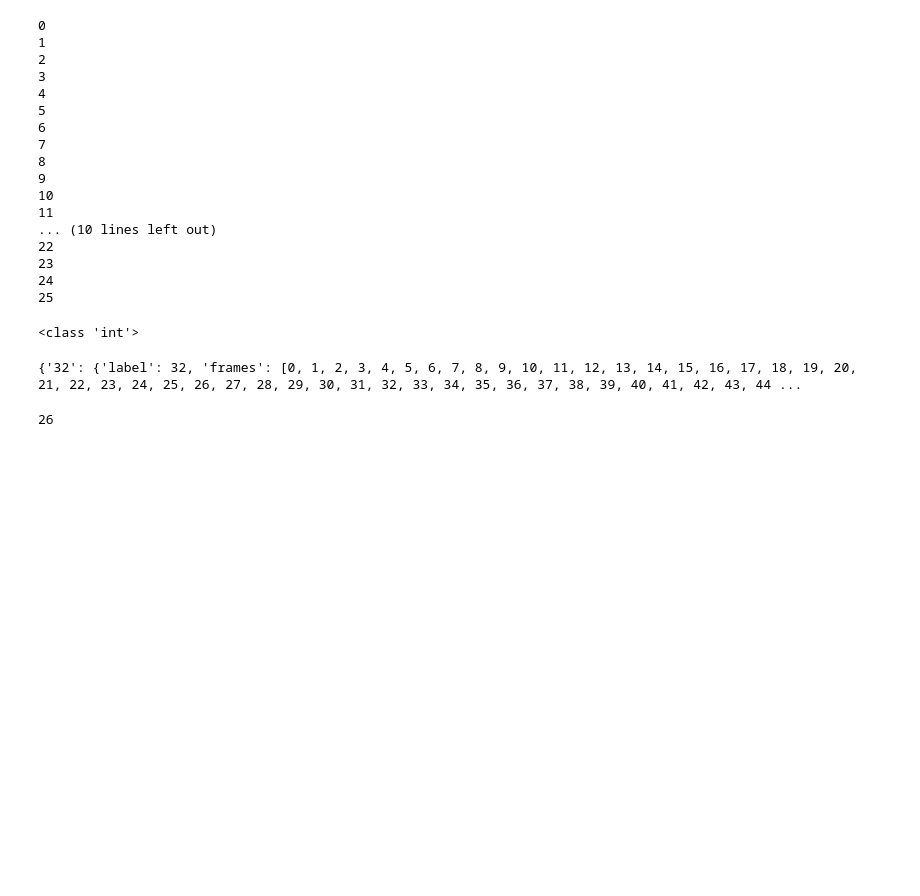
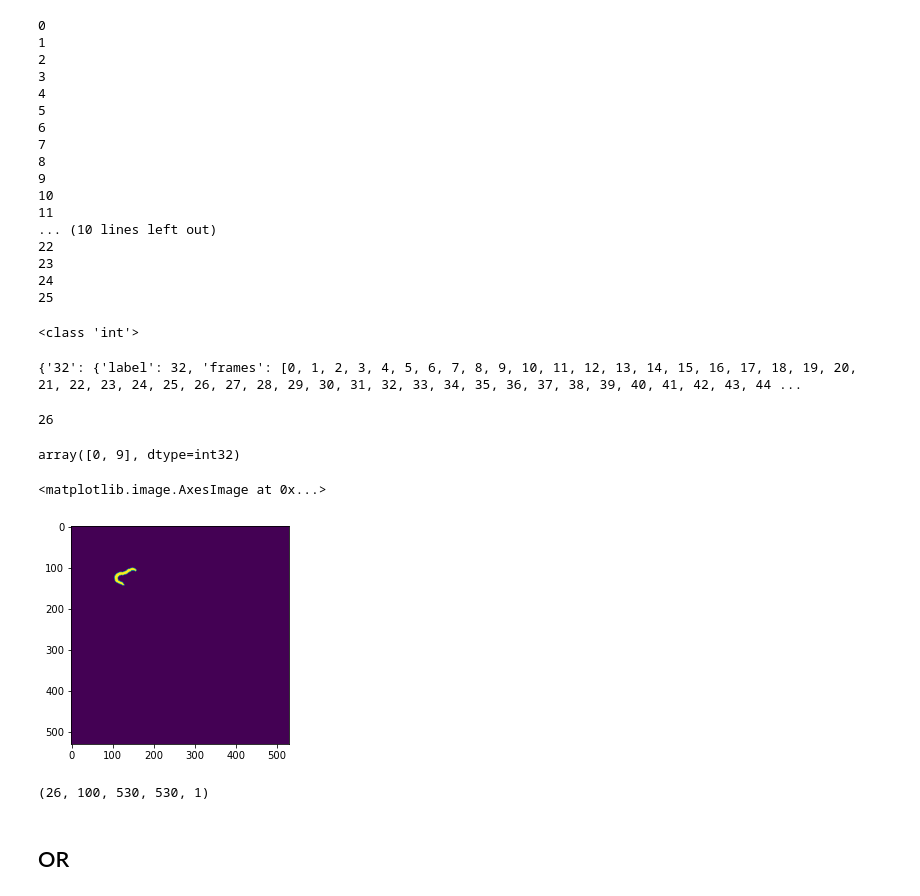
Before and after one commit to RosaryYao/msc_wormtracking, a Jupyter notebook: make_seq_trks.ipynb, the cells around one changed output. Saved outputs shown, nothing was run; the diff lists cells and outputs as text; code cells hidden in the pictures; blank space fills up the shorter version.

```diff
--- a/make_seq_trks.ipynb
+++ b/make_seq_trks.ipynb
@@ -167,4 +180,14 @@ len(lineages_list_new)
 # %%
 save_trks("../22956814/22956814_seq.trks", lineages, X_list, seq_y)
+# %%
+np.unique(y_list[0])
+# %% [output]
+array([0, 9], dtype=int32)
+# %%
+import matplotlib.pyplot as plt
+plt.imshow(y_list[0][0])
+# %% [output]
+<matplotlib.image.AxesImage at 0x...>
+[figure, added]
 # %%
 save_trks("../22956814/22956814_str.trks", lineages_list_new, X_list, y_list)  # So not sequential, but keys are strings
@@ -170,0 +197,4 @@ save_trks("../22956814/22956814_str.trks", lineages_list_new, X_list, y_list)  #
+# %%
+X.shape
+# %% [output]
+(26, 100, 530, 530, 1)
@@ -170,0 +203,2 @@ save_trks("../22956814/22956814_str.trks", lineages_list_new, X_list, y_list)  #
+# %% [markdown]
+## OR
```
Also changed, not shown: parts of 6 cells of this notebook, 9 other files.
